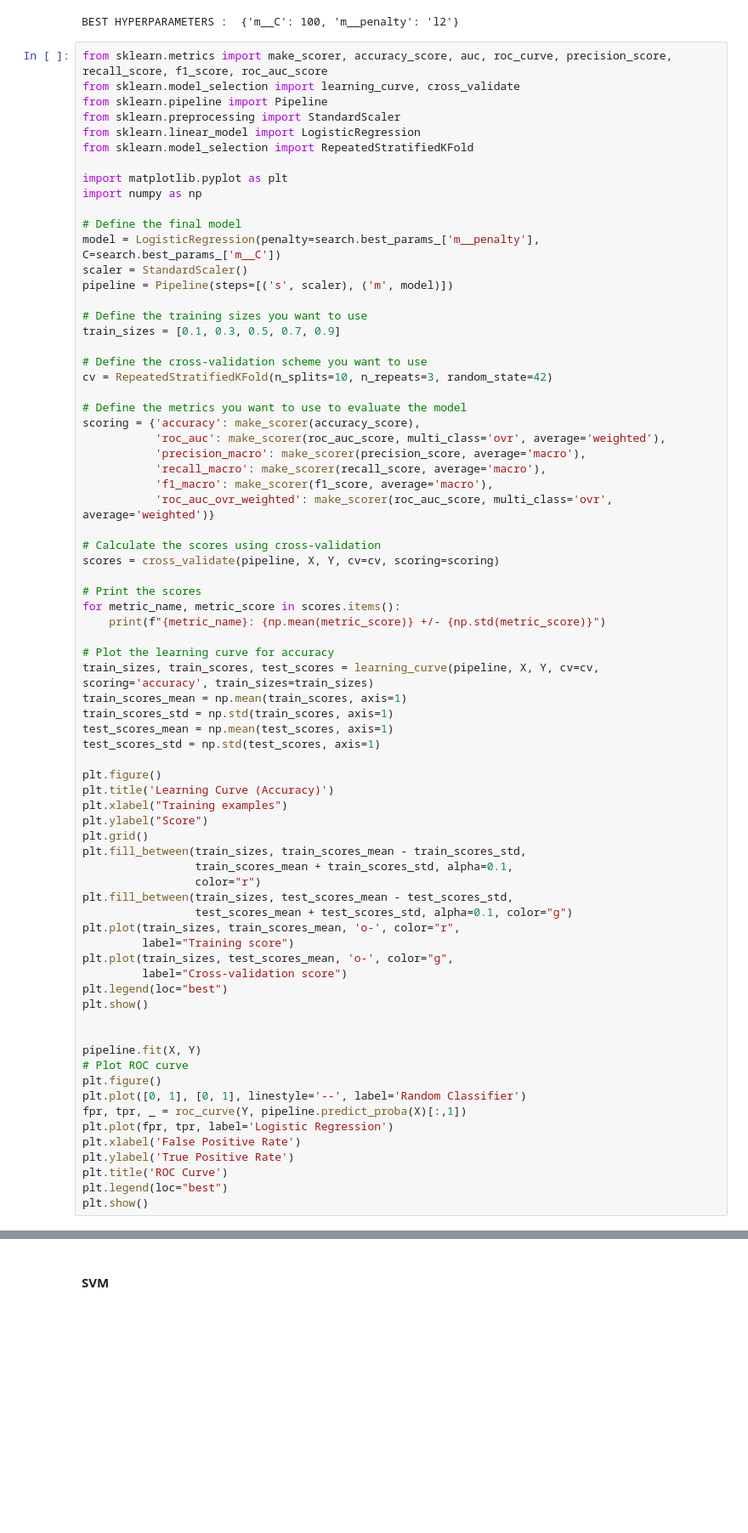
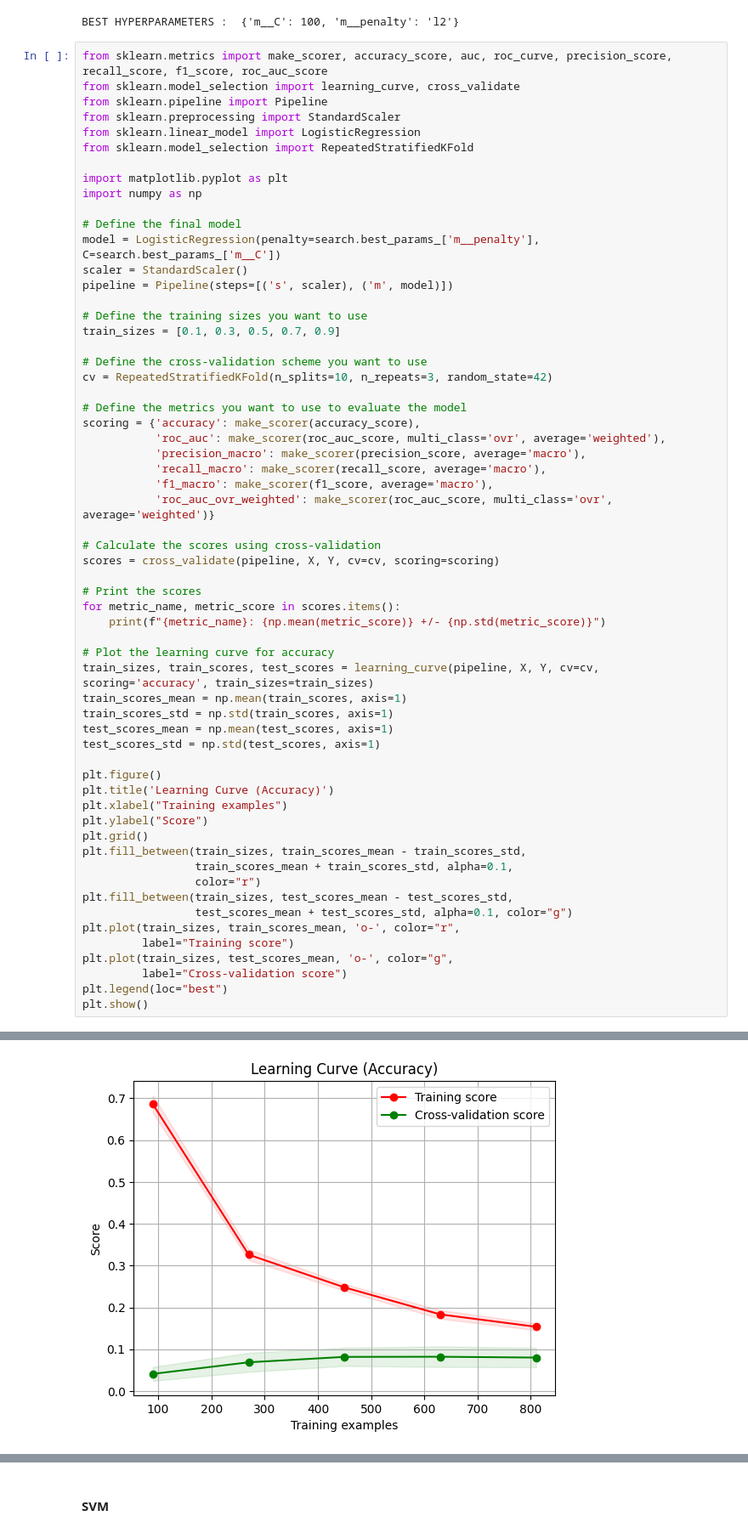
Before and after one commit to juanfranciscocis/Medicine_Recomendation, a Jupyter notebook: avance_proyecto.ipynb, the cells around one changed output, grey strips where cells are left out. Shown: that part at 85% size. Drawn from its saved outputs; the diff is of its cells as text; blank space fills up the shorter version.

```diff
--- a/avance_proyecto.ipynb
+++ b/avance_proyecto.ipynb
@@ -945,17 +909,4 @@ plt.plot(train_sizes, test_scores_mean, 'o-', color="g",
          label="Cross-validation score")
 plt.legend(loc="best")
 plt.show()
-
-
-pipeline.fit(X, Y)
-# Plot ROC curve
-plt.figure()
-plt.plot([0, 1], [0, 1], linestyle='--', label='Random Classifier')
-fpr, tpr, _ = roc_curve(Y, pipeline.predict_proba(X)[:,1])
-plt.plot(fpr, tpr, label='Logistic Regression')
-plt.xlabel('False Positive Rate')
-plt.ylabel('True Positive Rate')
-plt.title('ROC Curve')
-plt.legend(loc="best")
-plt.show()
 # %% [output]
@@ -964,6 +915,7 @@ score_time: 0.007098539670308431 +/- 0.0008010102551898697
 test_accuracy: 0.08166666666666668 +/- 0.021615323782497968
 test_roc_auc: nan +/- nan
 test_precision_macro: 0.026408483495219105 +/- 0.01686063799188933
 test_recall_macro: 0.05168134995097519 +/- 0.021276691990321325
 test_f1_macro: 0.03190313942957075 +/- 0.01726471420110645
 test_roc_auc_ovr_weighted: nan +/- nan
+[figure, added]
```
Also changed, not shown: parts of 13 cells of this notebook.
